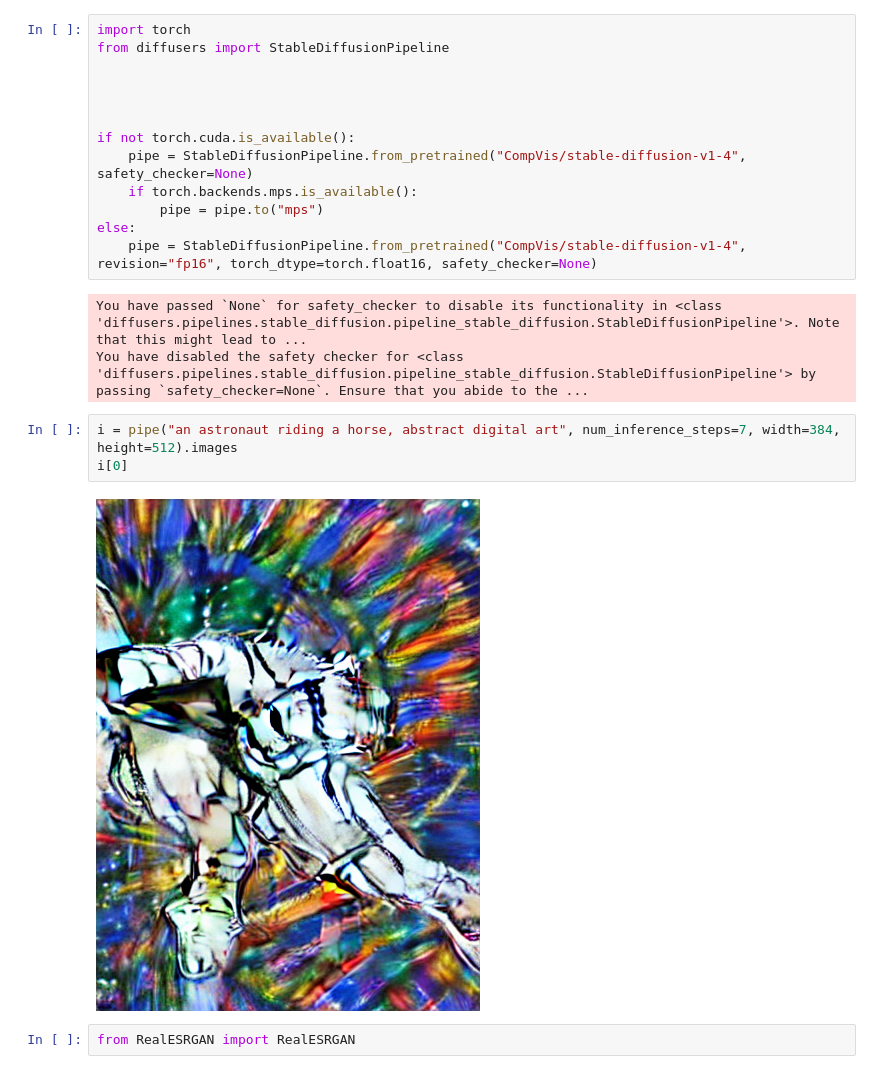
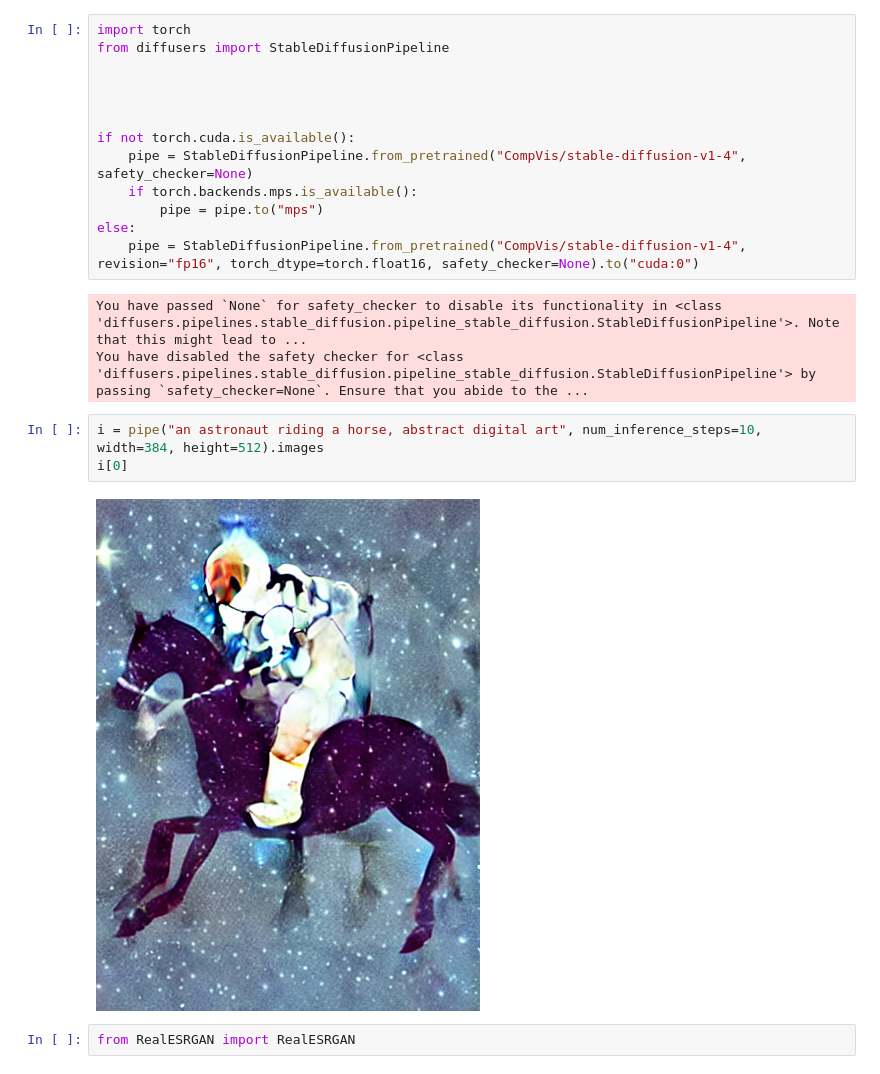
Before and after one commit to SteinwayThor/DixitOnline, a Jupyter notebook: difftest.ipynb, the cells around one changed output. Cells and saved outputs as stored; diff of their text form.

Commit message:
Cuda

```diff
--- a/difftest.ipynb
+++ b/difftest.ipynb
@@ -13,15 +13,15 @@ if not torch.cuda.is_available():
     if torch.backends.mps.is_available():
         pipe = pipe.to("mps")
 else:
-    pipe = StableDiffusionPipeline.from_pretrained("CompVis/stable-diffusion-v1-4", revision="fp16", torch_dtype=torch.float16, safety_checker=None)
+    pipe = StableDiffusionPipeline.from_pretrained("CompVis/stable-diffusion-v1-4", revision="fp16", torch_dtype=torch.float16, safety_checker=None).to("cuda:0")
 # %% [output]
 You have passed `None` for safety_checker to disable its functionality in <class 'diffusers.pipelines.stable_diffusion.pipeline_stable_diffusion.StableDiffusionPipeline'>. Note that this might lead to ...
 You have disabled the safety checker for <class 'diffusers.pipelines.stable_diffusion.pipeline_stable_diffusion.StableDiffusionPipeline'> by passing `safety_checker=None`. Ensure that you abide to the ...
 # %%
-i = pipe("an astronaut riding a horse, abstract digital art", num_inference_steps=7, width=384, height=512).images
+i = pipe("an astronaut riding a horse, abstract digital art", num_inference_steps=10, width=384, height=512).images
 i[0]
 # %% [output]
-[figure, old version]
+[figure, new version]
 # %%
 from RealESRGAN import RealESRGAN
 # %%
```
